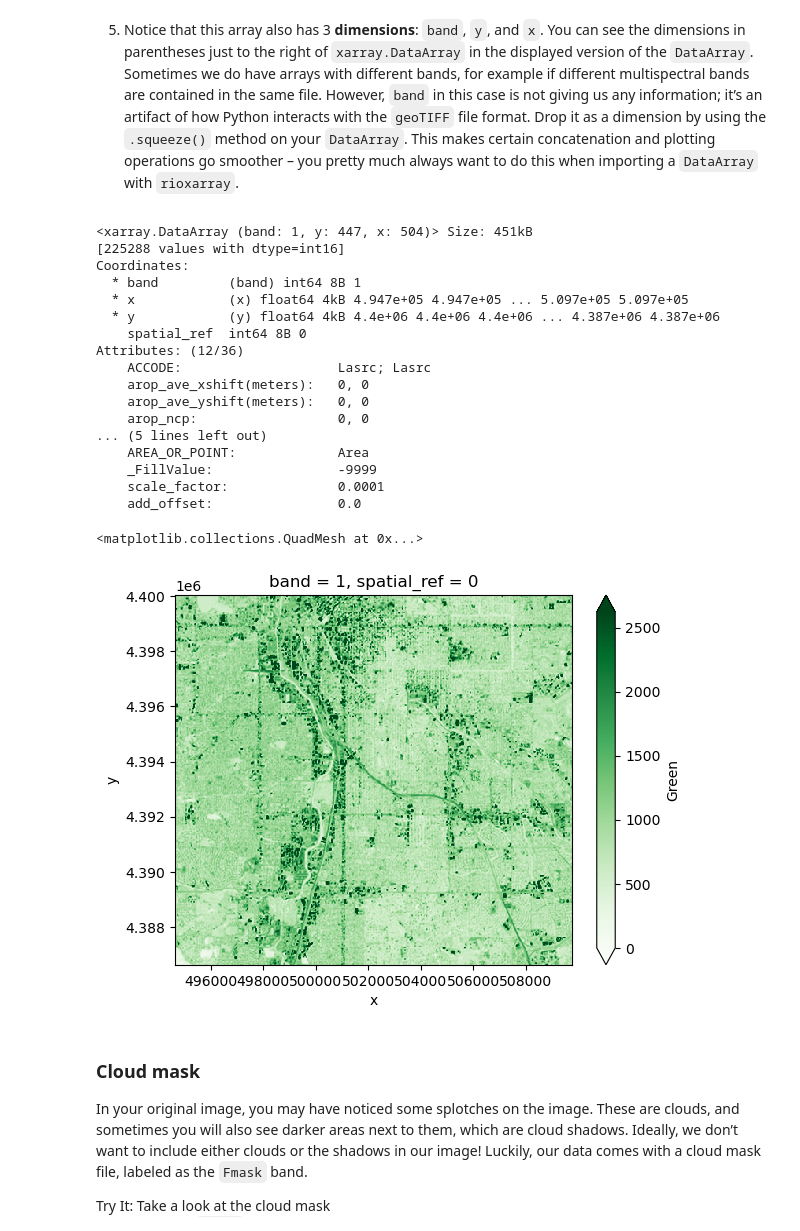
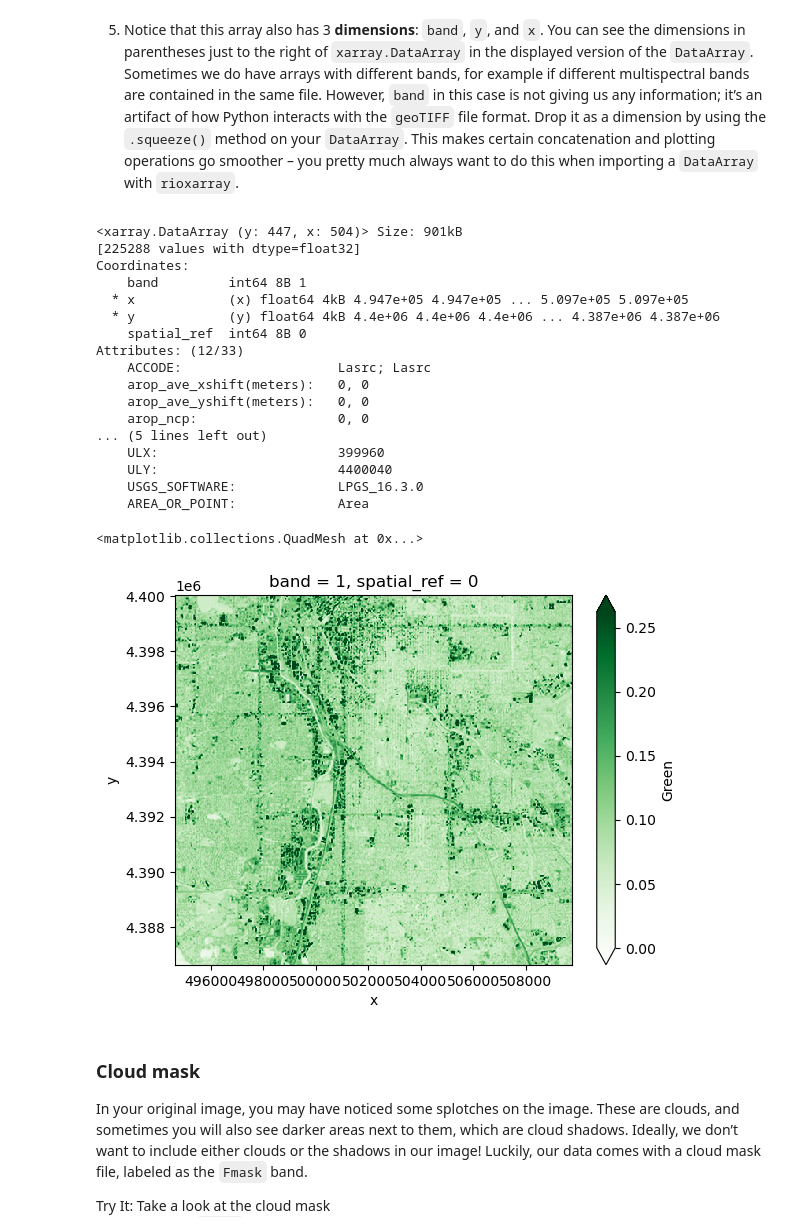
Before and after one commit to earthlab-education/03-redlining-amarangunic, a Jupyter notebook: notebooks/redlining-32-wrangle-multispectral.ipynb, the cells around one changed output. Drawn from its saved outputs; the diff is of its cells as text; code cells hidden in the pictures.

```diff
--- a/notebooks/redlining-32-wrangle-multispectral.ipynb
+++ b/notebooks/redlining-32-wrangle-multispectral.ipynb
@@ -47,19 +47,19 @@ files.</li>
 </ol></div></div>
 # %%
 # Prepare URL and file path for download
-multispectral_url = (
+hls_url = (
     "https://github.com/cu-esiil-edu/esiil-learning-portal"
     "/releases/download/data-release/redlining-foundations-data.zip"
 )
-multispectral_dir = os.path.join(data_dir, 'multispectral')
+hls_dir = os.path.join(data_dir, 'hls')
 
-if not glob(os.path.join(multispectral_dir, '*.tif')):
+if not os.path.exists(hls_dir):
     # Download sample raster data
-    multispectral_response = requests.get(multispectral_url)
+    response = requests.get(hls_url)
 
 # Save the raster data (uncompressed)
-with zipfile.ZipFile(BytesIO(multispectral_response.content)) as multispectral_zip:
-    multispectral_zip.extractall(multispectral_dir)
+with zipfile.ZipFile(BytesIO(response.content)) as hls_zip:
+    hls_zip.extractall(hls_dir)
 # %% [markdown]
 ### Working with multispectral data
 
@@ -126,32 +126,32 @@ pretty much always want to do this when importing a
 </ol></div></div>
 # %%
 # Find the path to the green layer
-green_path = glob(os.path.join(multispectral_dir, '*B03*.tif'))[0]
+green_path = glob(os.path.join(hls_dir, '*B03*.tif'))[0]
 
 # Open the green data in Python
-green_da = rxr.open_rasterio(green_path)
+green_da = rxr.open_rasterio(green_path, mask_and_scale=True).squeeze()
 display(green_da)
 green_da.plot(cmap='Greens', vmin=0, robust=True)
 # %% [output]
-<xarray.DataArray (band: 1, y: 447, x: 504)> Size: 451kB
-[225288 values with dtype=int16]
+<xarray.DataArray (y: 447, x: 504)> Size: 901kB
+[225288 values with dtype=float32]
 Coordinates:
-  * band         (band) int64 8B 1
+    band         int64 8B 1
   * x            (x) float64 4kB 4.947e+05 4.947e+05 ... 5.097e+05 5.097e+05
   * y            (y) float64 4kB 4.4e+06 4.4e+06 4.4e+06 ... 4.387e+06 4.387e+06
     spatial_ref  int64 8B 0
-Attributes: (12/36)
+Attributes: (12/33)
     ACCODE:                    Lasrc; Lasrc
     arop_ave_xshift(meters):   0, 0
     arop_ave_yshift(meters):   0, 0
     arop_ncp:                  0, 0
 ... (5 lines left out)
+    ULX:                       399960
+    ULY:                       4400040
+    USGS_SOFTWARE:             LPGS_16.3.0
     AREA_OR_POINT:             Area
-    _FillValue:                -9999
-    scale_factor:              0.0001
-    add_offset:                0.0
 <matplotlib.collections.QuadMesh at 0x...>
-[figure, old version]
+[figure, new version]
 # %% [markdown]
 ### Cloud mask
 
```
Also changed, not shown: parts of 6 cells of this notebook, 3 other files.
